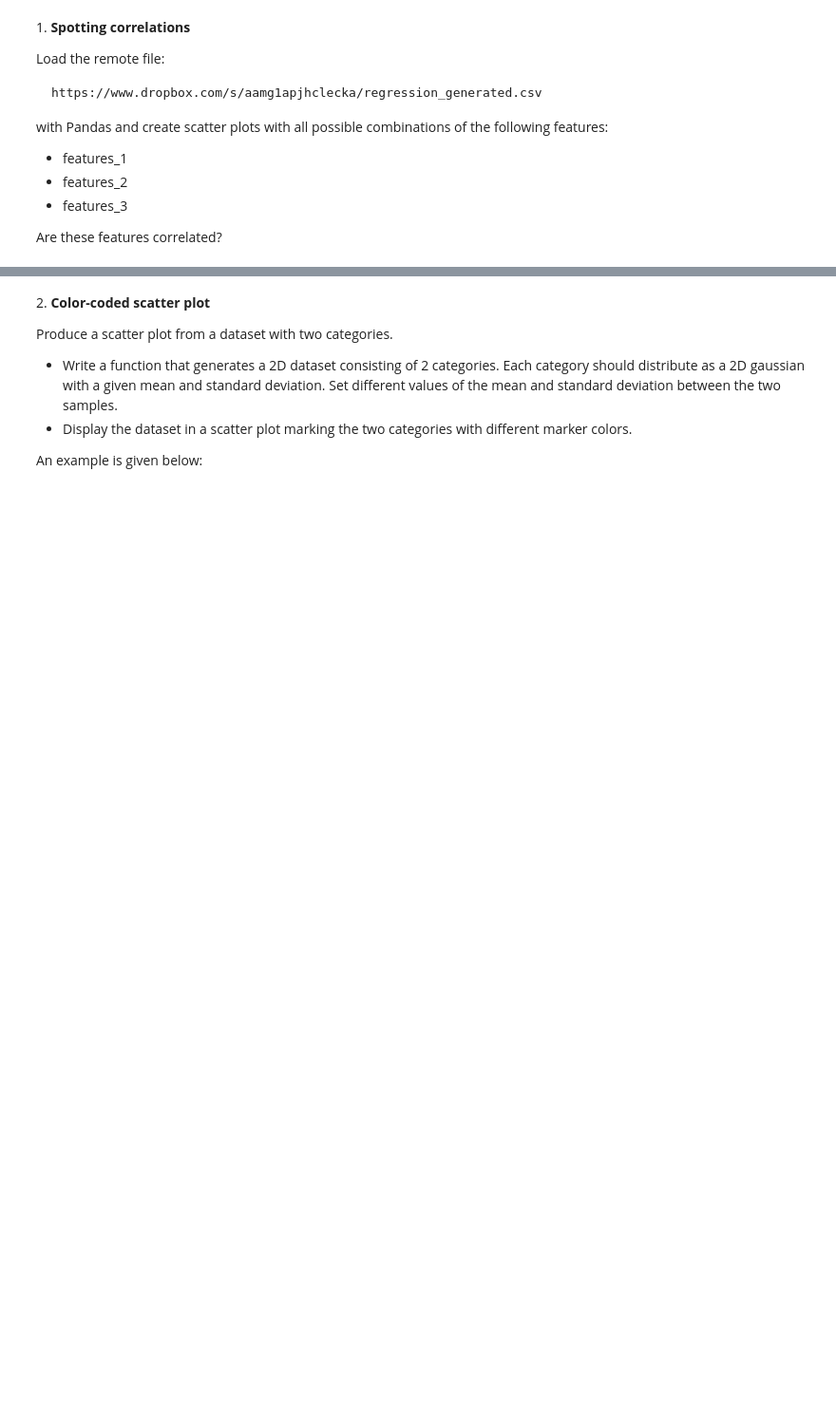
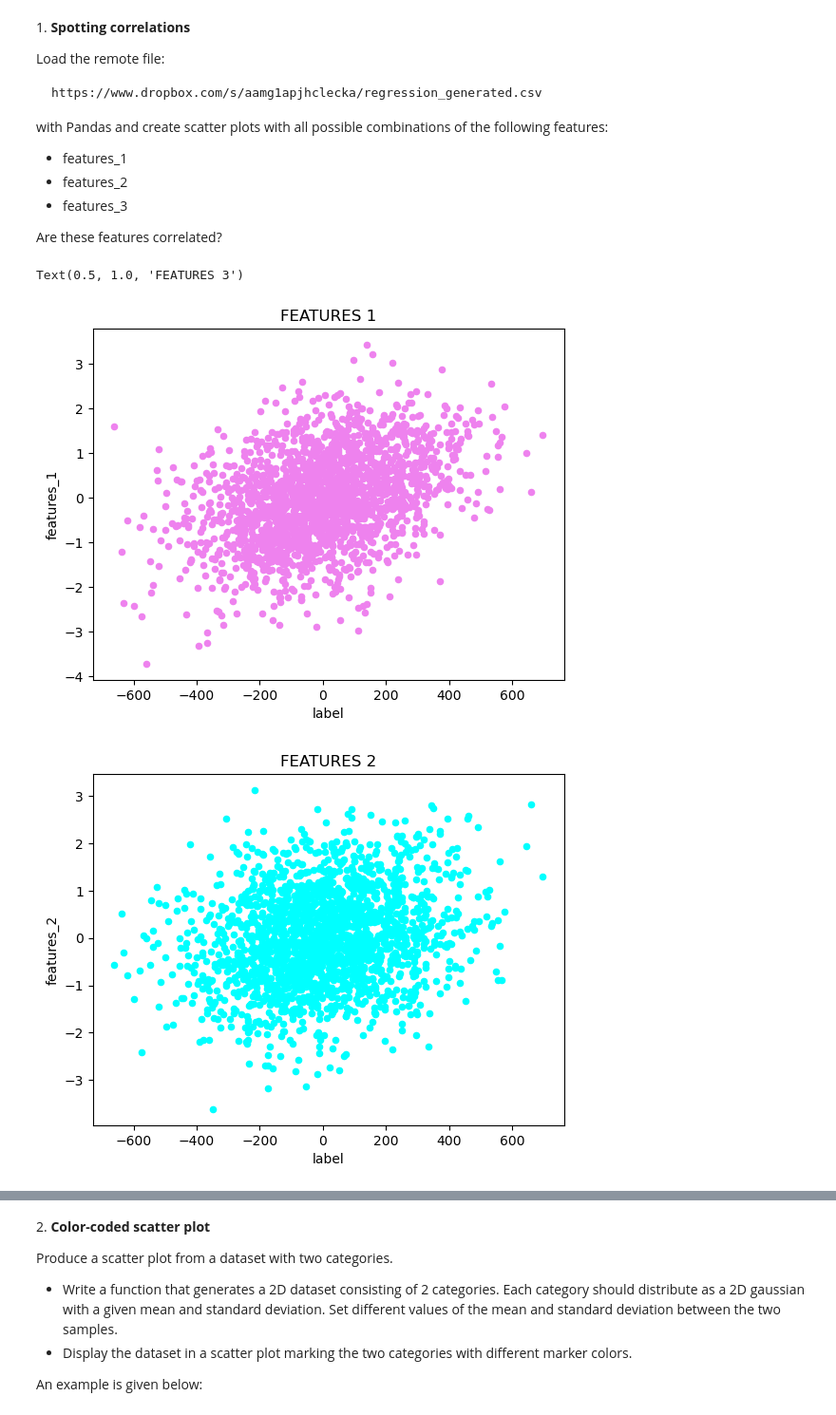
Before and after one commit to zucchett/ScientificComputingWithPython2022, a Jupyter notebook: 07ex_visualization.ipynb, the cells around one changed output, grey strips where cells are left out. Shown at 95% size. Drawn from its saved outputs; the diff is of its cells as text; code cells hidden in the pictures; blank space fills up the shorter version.

```diff
--- a/07ex_visualization.ipynb
+++ b/07ex_visualization.ipynb
@@ -14,3 +14,19 @@ with Pandas and create scatter plots with all possible combinations of the follo
   + features_3
 
 Are these features correlated?
+# %%
+import numpy as np
+import pandas as pd
+import matplotlib.pyplot as plt
+
+regression_data = pd.read_csv('data/regression_generated.csv')
+regression_data.plot.scatter('label','features_1', color= 'violet')
+plt.title('FEATURES 1')
+regression_data.plot.scatter('label','features_2', color= 'cyan')
+plt.title('FEATURES 2')
+regression_data.plot.scatter('label','features_3', color= 'orange')
+plt.title('FEATURES 3')
+# %% [output]
+Text(0.5, 1.0, 'FEATURES 3')
+[figure, added]
+[figure, added]
```
Also changed, not shown: parts of 4 cells of this notebook, 1 other file.
